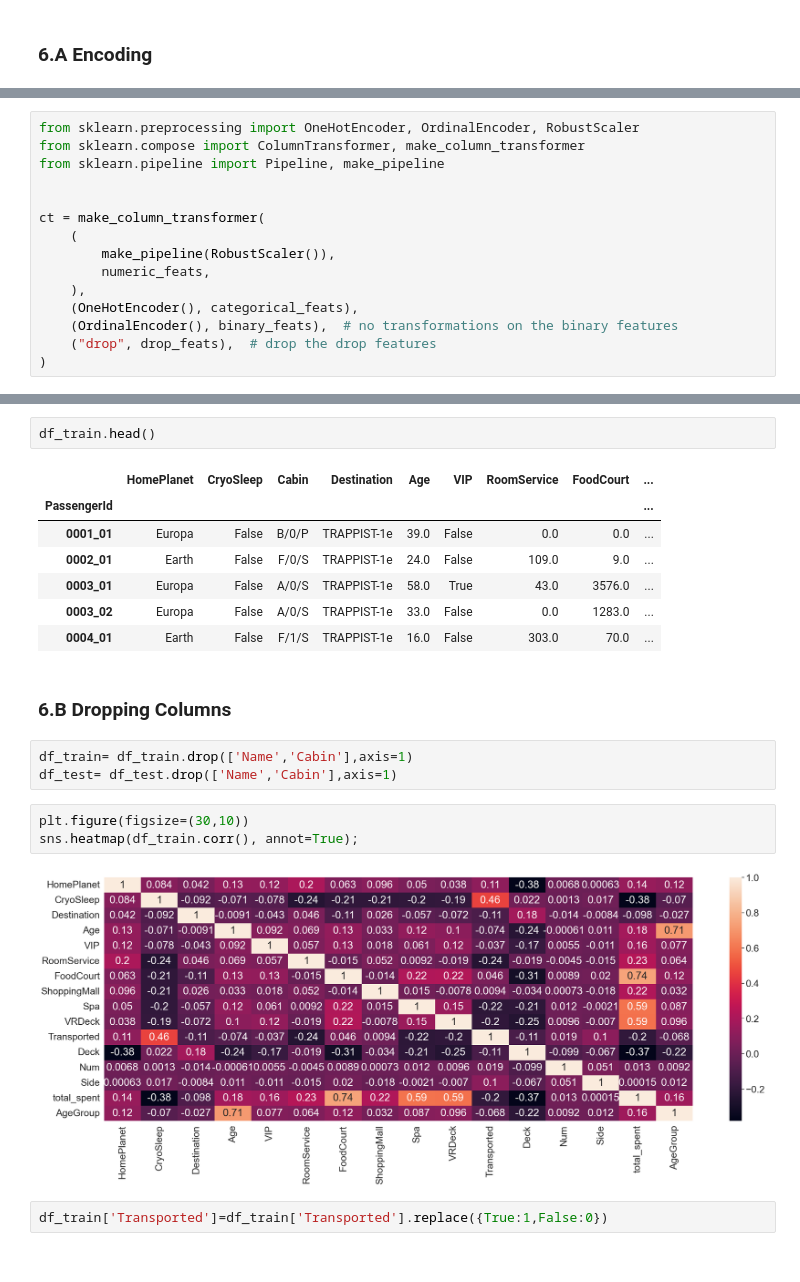
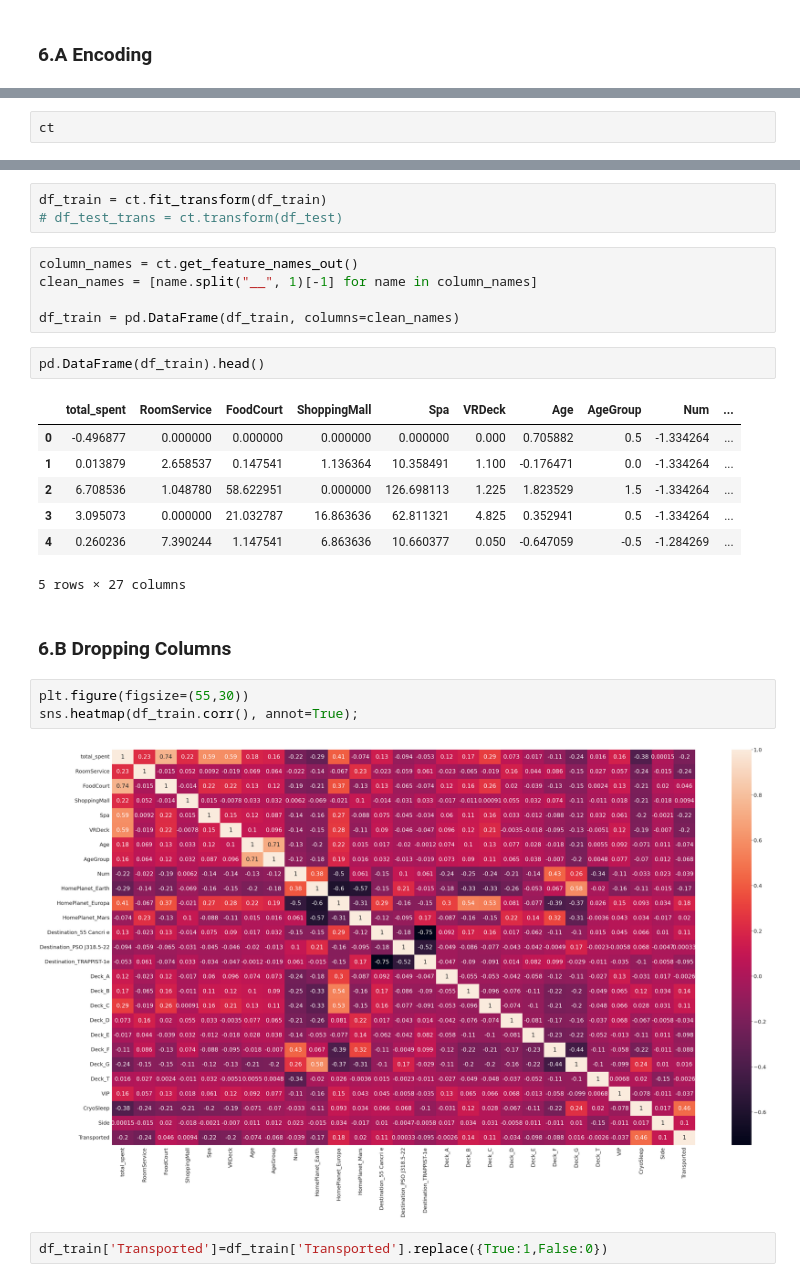
Before and after one commit to SearParsley/cs4320-spaceship-titanic-project, a Jupyter notebook: preprocessing.ipynb, the cells around one changed output, grey strips where cells are left out. Saved outputs shown, nothing was run; the diff lists cells and outputs as text.

Commit message:
column transformer applied

```diff
--- a/preprocessing.ipynb
+++ b/preprocessing.ipynb
@@ -294,15 +311,2 @@ drop_feats = [
 # %%
-from sklearn.preprocessing import OneHotEncoder, OrdinalEncoder, RobustScaler
-from sklearn.compose import ColumnTransformer, make_column_transformer
-from sklearn.pipeline import Pipeline, make_pipeline
-
-
-ct = make_column_transformer(
-    (
-        make_pipeline(RobustScaler()),
-        numeric_feats,
-    ),
-    (OneHotEncoder(), categorical_feats),
-    (OrdinalEncoder(), binary_feats),  # no transformations on the binary features
-    ("drop", drop_feats),  # drop the drop features
-)
+ct
@@ -309,23 +331,28 @@ ct = make_column_transformer(
+# %%
+df_train = ct.fit_transform(df_train)
+# df_test_trans = ct.transform(df_test)
+# %%
+column_names = ct.get_feature_names_out()
+clean_names = [name.split("__", 1)[-1] for name in column_names]
+
+df_train = pd.DataFrame(df_train, columns=clean_names)
 # %%
-df_train.head()
+pd.DataFrame(df_train).head()
 # %% [output]
-|  | HomePlanet | CryoSleep | Cabin | Destination | Age | VIP | RoomService | FoodCourt | ... |
-| PassengerId |  |  |  |  |  |  |  |  | ... |
-| 0001_01 | Europa | False | B/0/P | TRAPPIST-1e | 39.0 | False | 0.0 | 0.0 | ... |
-| 0002_01 | Earth | False | F/0/S | TRAPPIST-1e | 24.0 | False | 109.0 | 9.0 | ... |
-| 0003_01 | Europa | False | A/0/S | TRAPPIST-1e | 58.0 | True | 43.0 | 3576.0 | ... |
-| 0003_02 | Europa | False | A/0/S | TRAPPIST-1e | 33.0 | False | 0.0 | 1283.0 | ... |
-| 0004_01 | Earth | False | F/1/S | TRAPPIST-1e | 16.0 | False | 303.0 | 70.0 | ... |
+|  | total_spent | RoomService | FoodCourt | ShoppingMall | Spa | VRDeck | Age | AgeGroup | Num | ... |
+| 0 | -0.496877 | 0.000000 | 0.000000 | 0.000000 | 0.000000 | 0.000 | 0.705882 | 0.5 | -1.334264 | ... |
+| 1 | 0.013879 | 2.658537 | 0.147541 | 1.136364 | 10.358491 | 1.100 | -0.176471 | 0.0 | -1.334264 | ... |
+| 2 | 6.708536 | 1.048780 | 58.622951 | 0.000000 | 126.698113 | 1.225 | 1.823529 | 1.5 | -1.334264 | ... |
+| 3 | 3.095073 | 0.000000 | 21.032787 | 16.863636 | 62.811321 | 4.825 | 0.352941 | 0.5 | -1.334264 | ... |
+| 4 | 0.260236 | 7.390244 | 1.147541 | 6.863636 | 10.660377 | 0.050 | -0.647059 | -0.5 | -1.284269 | ... |
+5 rows × 27 columns
 # %% [markdown]
 ### 6.B Dropping Columns
-# %%
-df_train= df_train.drop(['Name','Cabin'],axis=1)
-df_test= df_test.drop(['Name','Cabin'],axis=1)
 # %%
-plt.figure(figsize=(30,10))
+plt.figure(figsize=(55,30))
 sns.heatmap(df_train.corr(), annot=True);
 # %% [output]
-[figure, old version]
+[figure, new version]
 # %%
 df_train['Transported']=df_train['Transported'].replace({True:1,False:0})
 # %%
```
Also changed, not shown: parts of 17 cells of this notebook.
